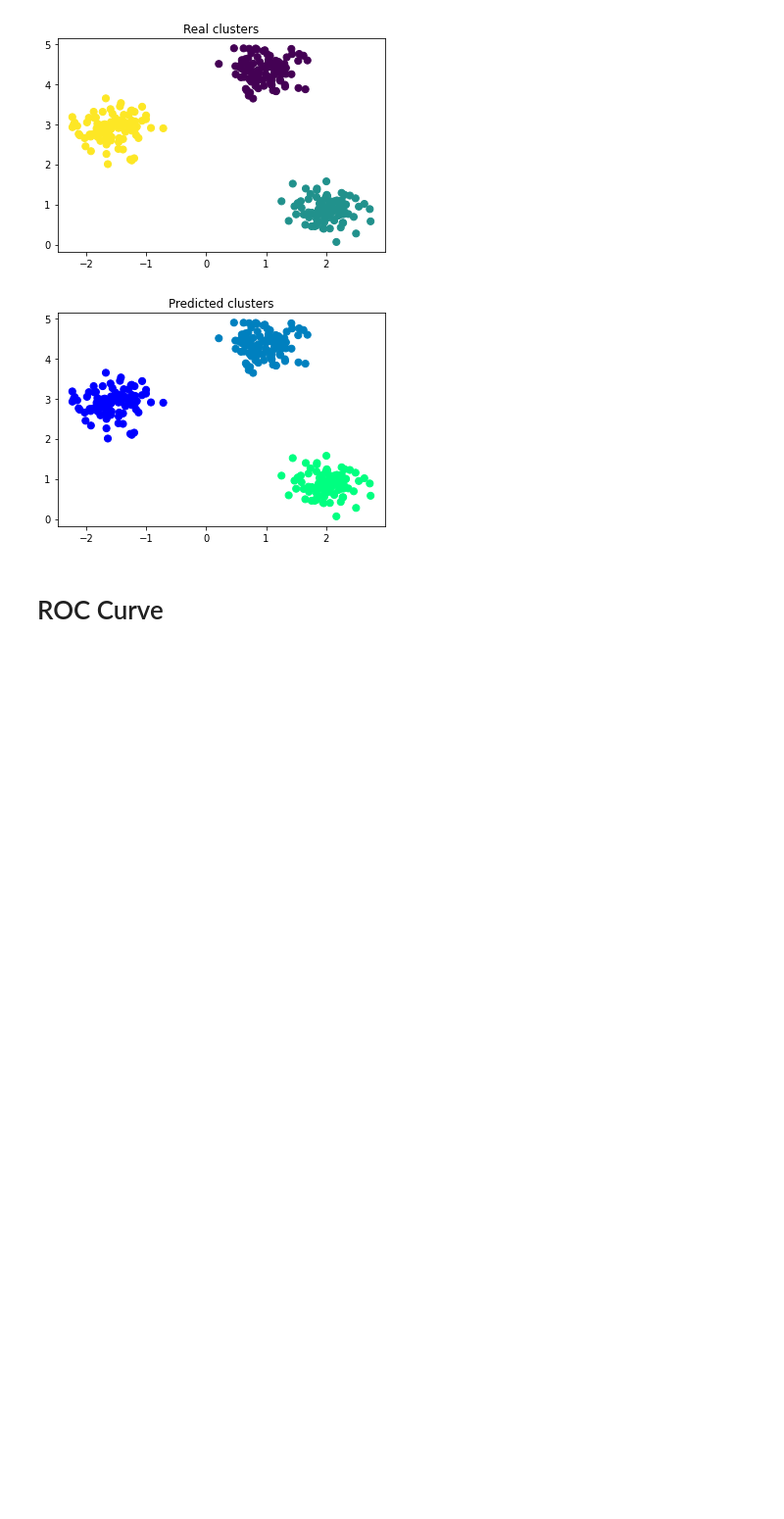
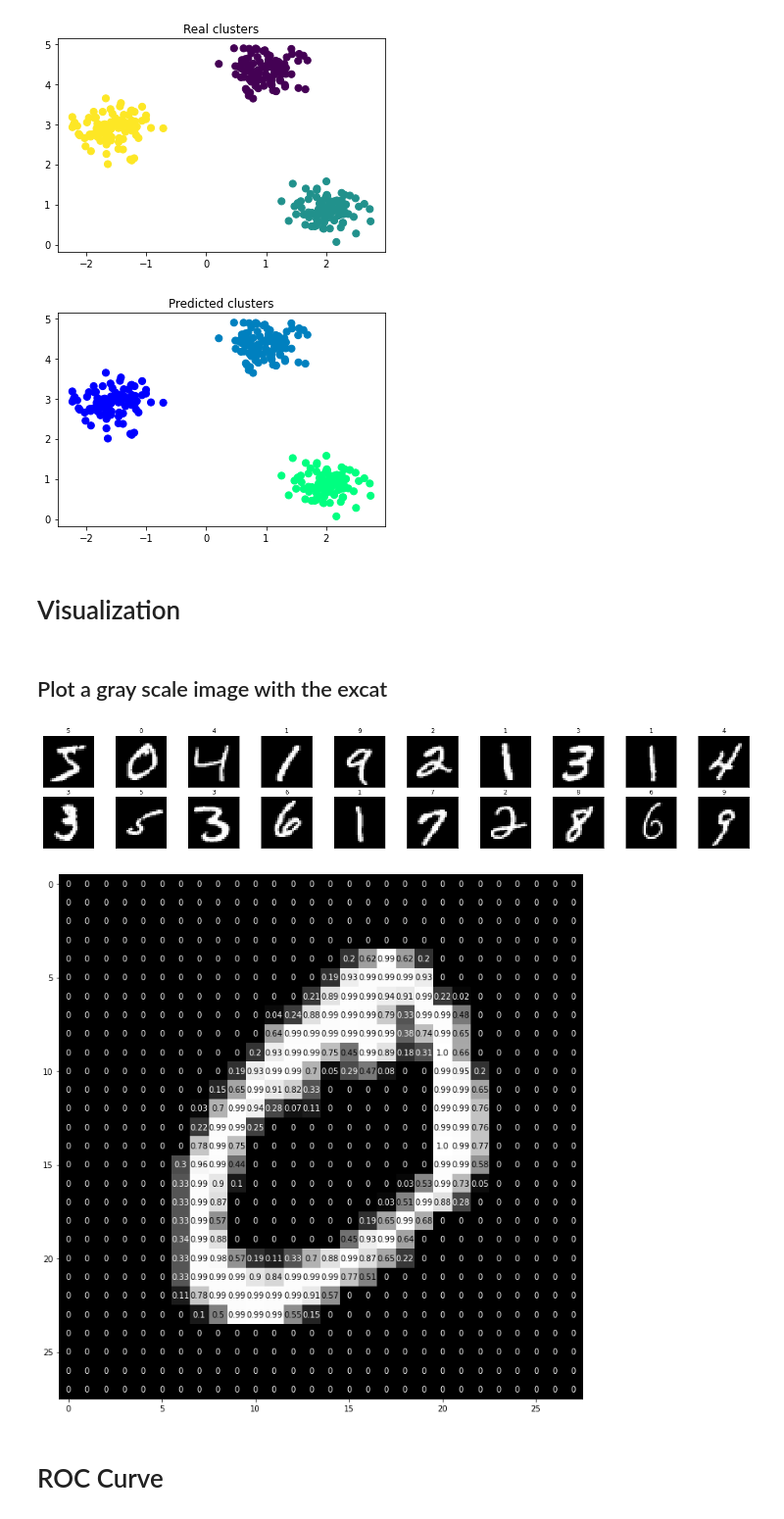
Before and after one commit to gwillig/maschine-learning-notebooks-for-interns, a Jupyter notebook: example.ipynb, the cells around one changed output. Shown at 98% size. Saved outputs shown, nothing was run; the diff lists cells and outputs as text; code cells hidden in the pictures; blank space fills up the shorter version.

Commit message:
MOD| Add a visualization for gray scale images

```diff
--- a/example.ipynb
+++ b/example.ipynb
@@ -269,6 +269,68 @@ plt.show()
 # %% [output]
 [figure]
 [figure]
+# %% [markdown]
+# Visualization
+# %% [markdown]
+## Plot a gray scale image with the excat
+# %%
+from torchvision import datasets
+import torchvision.transforms as transforms
+import torch
+import numpy as np
+# number of subprocesses to use for data loading
+num_workers = 0
+# how many samples per batch to load
+batch_size = 20
+
+# convert data to torch.FloatTensor
+transform = transforms.ToTensor()
+
+# choose the training and test datasets
+train_data = datasets.MNIST(root='data', train=True,
+                                   download=True, transform=transform)
+test_data = datasets.MNIST(root='data', train=False,
+                                  download=True, transform=transform)
+
+# prepare data loaders
+train_loader = torch.utils.data.DataLoader(train_data, batch_size=batch_size,
+    num_workers=num_workers)
+test_loader = torch.utils.data.DataLoader(test_data, batch_size=batch_size,
+    num_workers=num_workers)
+import matplotlib.pyplot as plt
+%matplotlib inline
+
+# obtain one batch of training images
+dataiter = iter(train_loader)
+images, labels = dataiter.next()
+images = images.numpy()
+
+# plot the images in the batch, along with the corresponding labels
+fig = plt.figure(figsize=(25, 4))
+for idx in np.arange(20):
+    ax = fig.add_subplot(2, 20/2, idx+1, xticks=[], yticks=[])
+    ax.imshow(np.squeeze(images[idx]), cmap='gray')
+    # print out the correct label for each image
+    # .item() gets the value contained in a Tensor
+    ax.set_title(str(labels[idx].item()))
+
+img = np.squeeze(images[1])
+
+fig = plt.figure(figsize = (12,12))
+ax = fig.add_subplot(111)
+ax.imshow(img, cmap='gray')
+width, height = img.shape
+thresh = img.max()/2.5
+for x in range(width):
+    for y in range(height):
+        val = round(img[x][y],2) if img[x][y] !=0 else 0
+        ax.annotate(str(val), xy=(y,x),
+                    horizontalalignment='center',
+                    verticalalignment='center',
+                    color='white' if img[x][y]<thresh else 'black')
+# %% [output]
+[figure, added]
+[figure, added]
 # %% [markdown]
 # ROC Curve
 # %%
```
Also changed, not shown: parts of 1 cell of this notebook.
